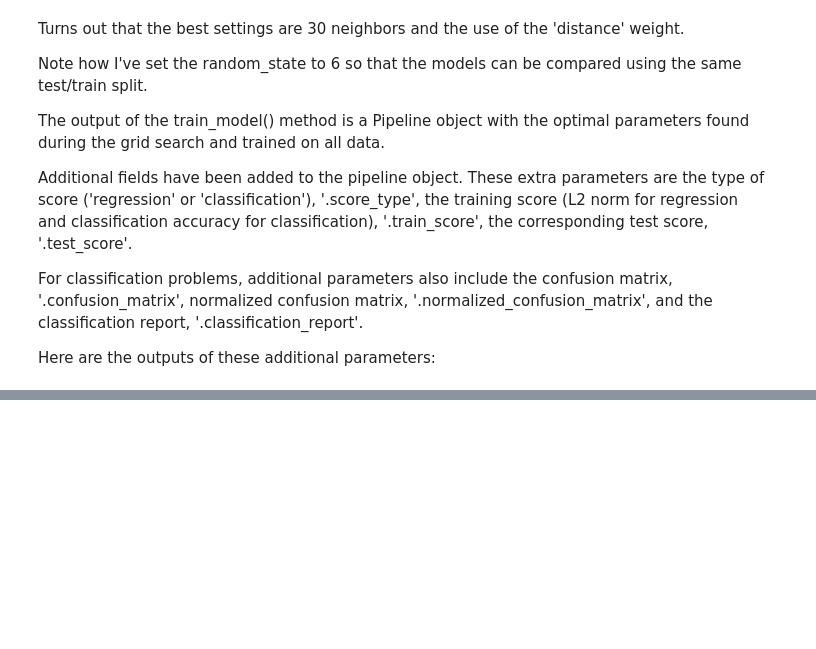
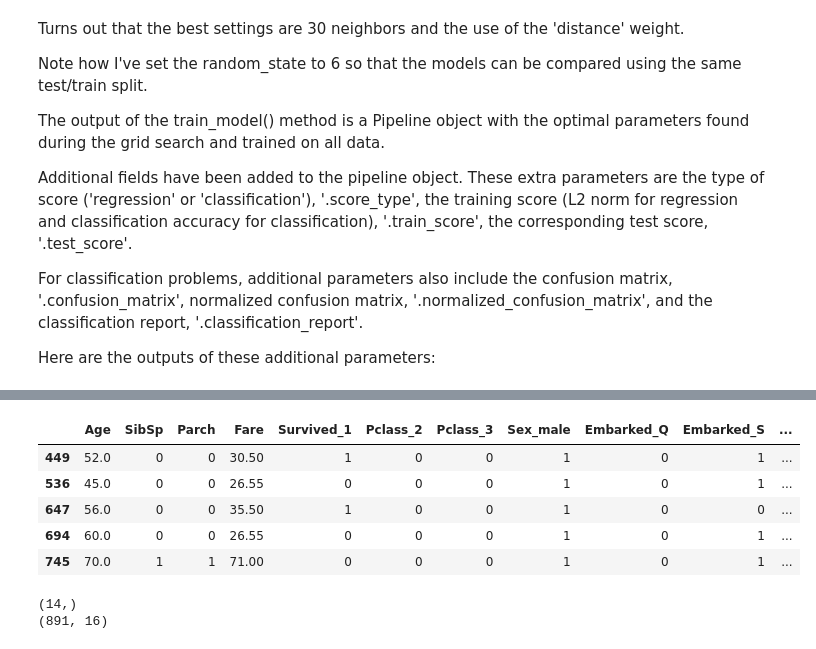
Before and after one commit to JaggedParadigm/pyplearnr, a Jupyter notebook: data_science_lib_demo.ipynb, the cells around one changed output, grey strips where cells are left out. Drawn from its saved outputs; the diff is of its cells as text; code cells hidden in the pictures; blank space fills up the shorter version.

```diff
--- a/data_science_lib_demo.ipynb
+++ b/data_science_lib_demo.ipynb
@@ -1525,0 +774,15 @@ print conf_mat_pipe
+# %%
+simulation_df[simulation_df['Title_Military']==1]
+# %% [output]
+|  | Age | SibSp | Parch | Fare | Survived_1 | Pclass_2 | Pclass_3 | Sex_male | Embarked_Q | Embarked_S | ... |
+| 449 | 52.0 | 0 | 0 | 30.50 | 1 | 0 | 0 | 1 | 0 | 1 | ... |
+| 536 | 45.0 | 0 | 0 | 26.55 | 0 | 0 | 0 | 1 | 0 | 1 | ... |
+| 647 | 56.0 | 0 | 0 | 35.50 | 1 | 0 | 0 | 1 | 0 | 0 | ... |
+| 694 | 60.0 | 0 | 0 | 26.55 | 0 | 0 | 0 | 1 | 0 | 1 | ... |
+| 745 | 70.0 | 1 | 1 | 71.00 | 0 | 0 | 0 | 1 | 0 | 1 | ... |
+# %%
+print models['select_scaled_logistic_regression'].steps[2][1].coef_[0].shape
+print X.shape
+# %% [output]
+(14,)
+(891, 16)
```
Also changed, not shown: parts of 120 cells of this notebook, 2 other files.
